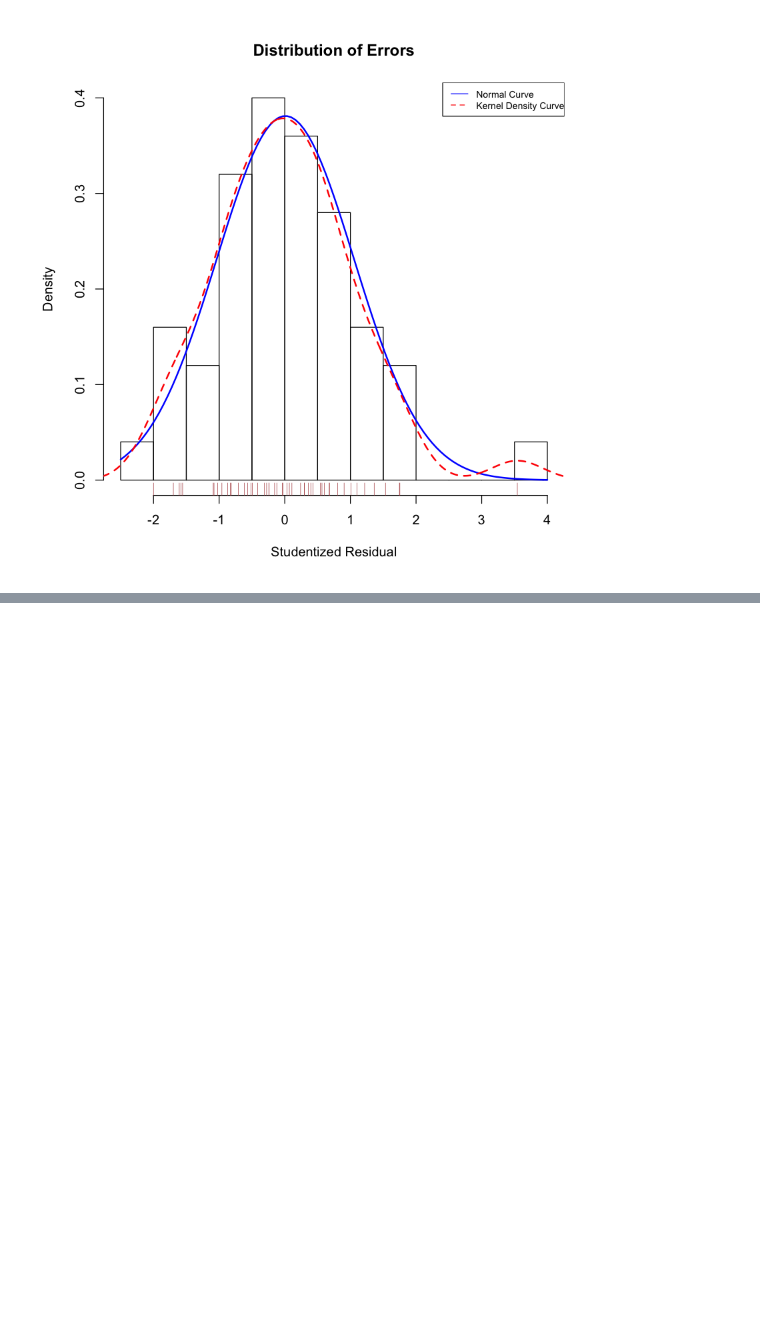
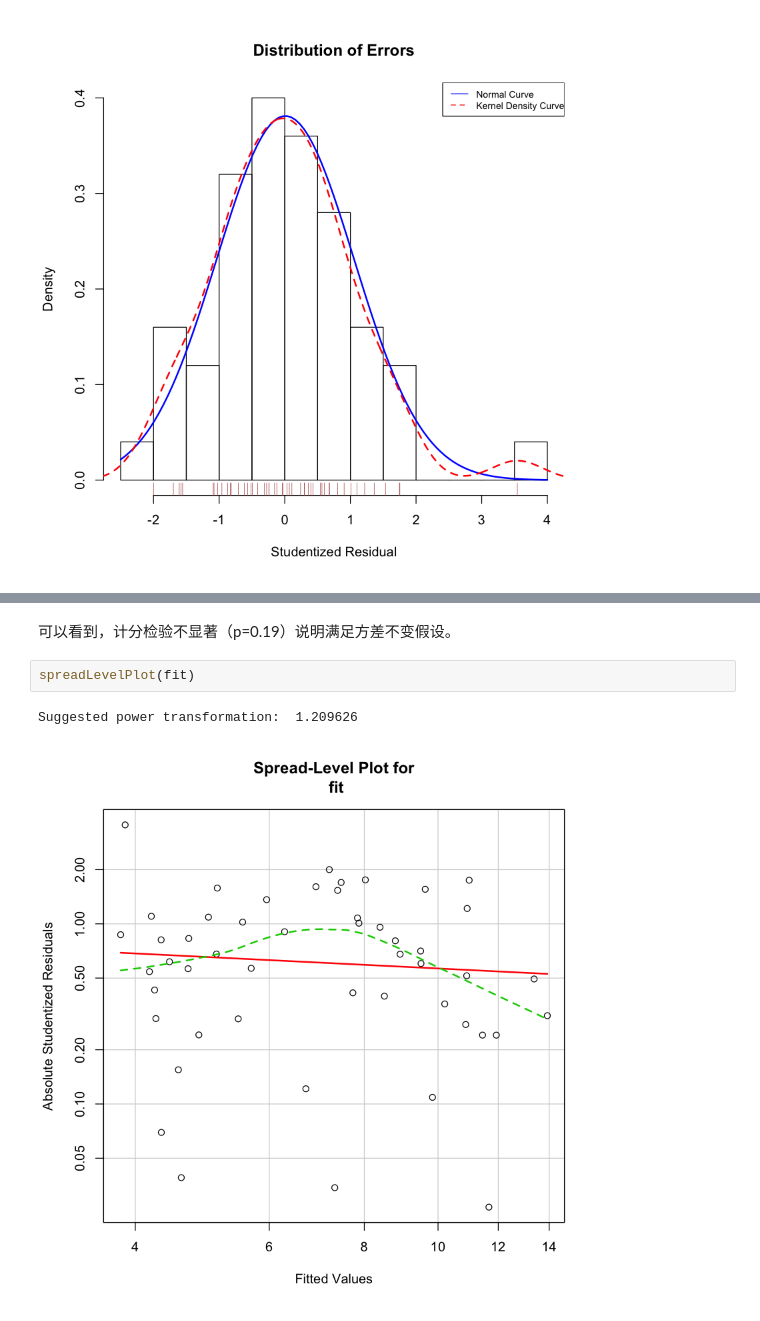
Before and after one commit to zhangjunhd/machine-learning-notes, a Jupyter notebook: r/r_in_action/regression.ipynb, the cells around one changed output, grey strips where cells are left out. Cells and saved outputs as stored; diff of their text form; blank space fills up the shorter version.

```diff
--- a/r/r_in_action/regression.ipynb
+++ b/r/r_in_action/regression.ipynb
@@ -400,0 +440,7 @@ residplot(fit)
+# %% [markdown]
+可以看到，计分检验不显著（p=0.19）说明满足方差不变假设。
+# %%
+spreadLevelPlot(fit)
+# %% [output]
+Suggested power transformation:  1.209626
+[figure, added]
```
Also changed, not shown: parts of 12 cells of this notebook.
